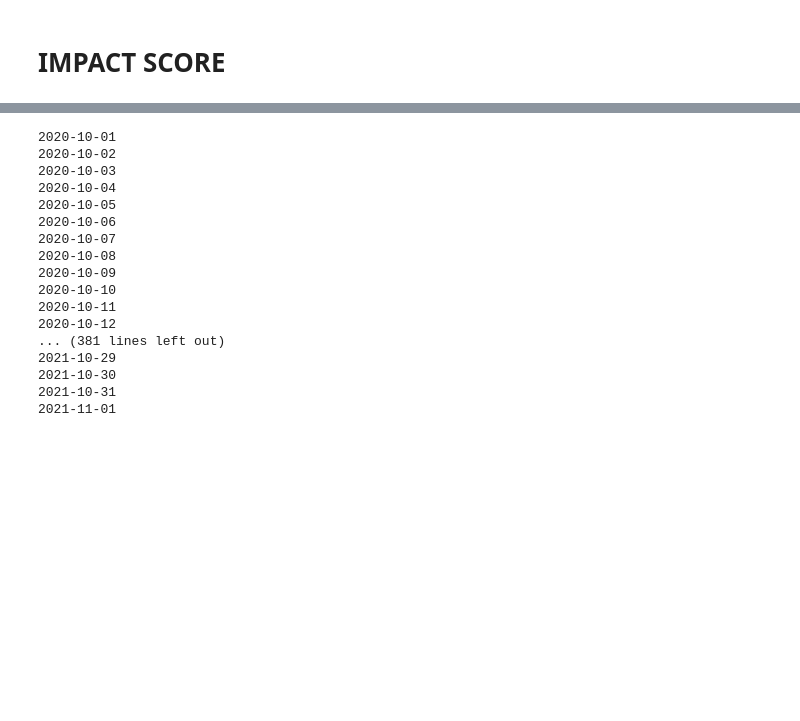
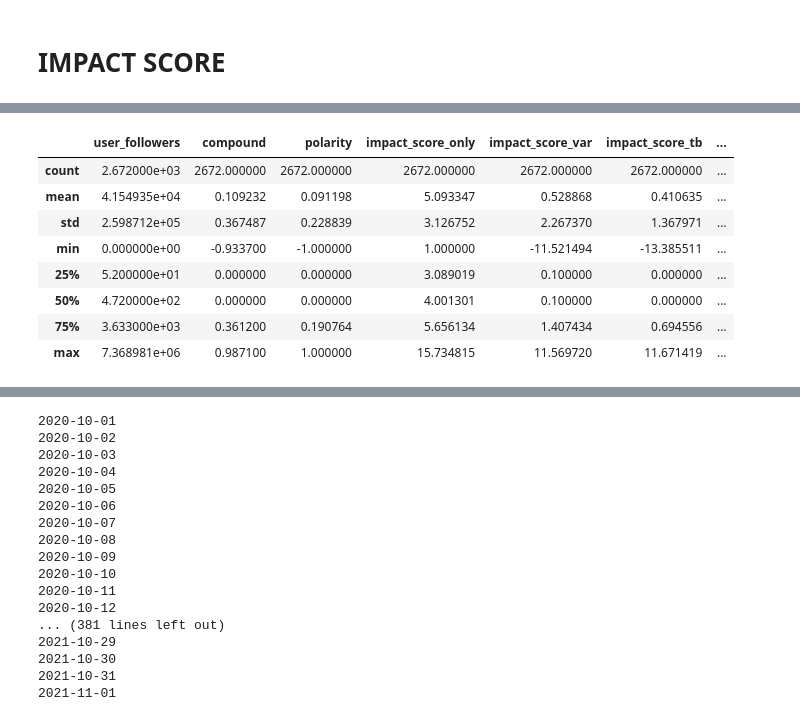
Before and after one commit to krisbianprabowo/bitcoin_price_prediction, a Jupyter notebook: sampling_twitter.ipynb, the cells around one changed output, grey strips where cells are left out. Saved outputs shown, nothing was run; the diff lists cells and outputs as text; code cells hidden in the pictures; blank space fills up the shorter version.

```diff
--- a/sampling_twitter.ipynb
+++ b/sampling_twitter.ipynb
@@ -559,0 +581,12 @@ data.groupby(data['date'].dt.date)[['cleaned_text']].count()
+# %%
+df_test.describe()
+# %% [output]
+|  | user_followers | compound | polarity | impact_score_only | impact_score_var | impact_score_tb | ... |
+| count | 2.672000e+03 | 2672.000000 | 2672.000000 | 2672.000000 | 2672.000000 | 2672.000000 | ... |
+| mean | 4.154935e+04 | 0.109232 | 0.091198 | 5.093347 | 0.528868 | 0.410635 | ... |
+| std | 2.598712e+05 | 0.367487 | 0.228839 | 3.126752 | 2.267370 | 1.367971 | ... |
+| min | 0.000000e+00 | -0.933700 | -1.000000 | 1.000000 | -11.521494 | -13.385511 | ... |
+| 25% | 5.200000e+01 | 0.000000 | 0.000000 | 3.089019 | 0.100000 | 0.000000 | ... |
+| 50% | 4.720000e+02 | 0.000000 | 0.000000 | 4.001301 | 0.100000 | 0.000000 | ... |
+| 75% | 3.633000e+03 | 0.361200 | 0.190764 | 5.656134 | 1.407434 | 0.694556 | ... |
+| max | 7.368981e+06 | 0.987100 | 1.000000 | 15.734815 | 11.569720 | 11.671419 | ... |
```
Also changed, not shown: parts of 18 cells of this notebook, 2 other files.
